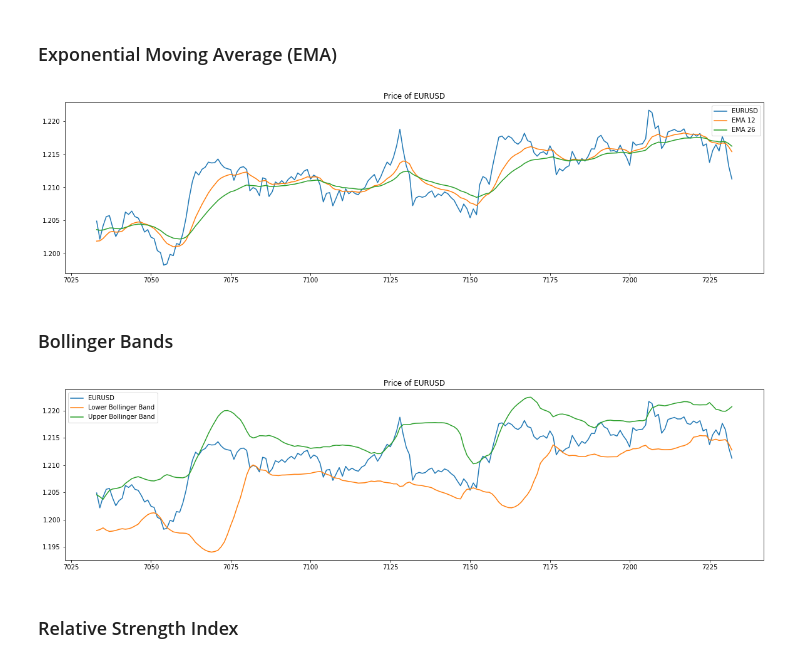
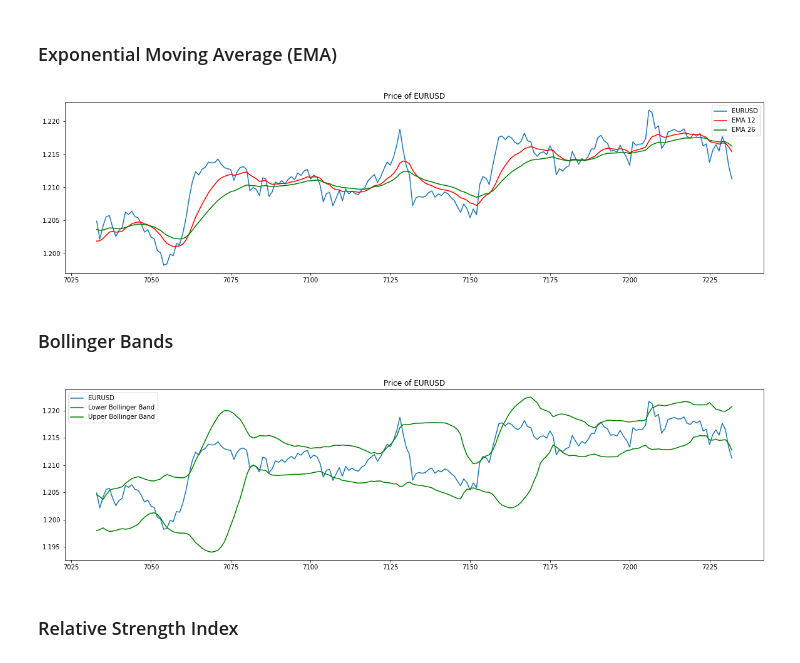
Before and after one commit to SaidJacoboDev/smart-markets, a Jupyter notebook: Chapter 1 - The data/eur_usd_analysis.ipynb, the cells around one changed output. Saved outputs shown, nothing was run; the diff lists cells and outputs as text; code cells hidden in the pictures.

```diff
--- a/Chapter 1 - The data/eur_usd_analysis.ipynb
+++ b/Chapter 1 - The data/eur_usd_analysis.ipynb
@@ -216,26 +216,26 @@ show_df = eur_usd[7000:7200]
 
 plt.figure(figsize=(20, 5))
 plt.plot(show_df.index, show_df['close'], label='EURUSD')
-plt.plot(show_df.index, show_df['ema_12'], label='EMA 12')
-plt.plot(show_df.index, show_df['ema_26'], label='EMA 26')
+plt.plot(show_df.index, show_df['ema_12'], c='r', label='EMA 12')
+plt.plot(show_df.index, show_df['ema_26'], c='g', label='EMA 26')
 
 plt.title('Price of EURUSD')
 plt.legend(loc='best')
 plt.show()
 # %% [output]
-[figure, old version]
+[figure, new version]
 # %% [markdown]
 ### Bollinger Bands
 # %%
 plt.figure(figsize=(20, 5))
 plt.plot(show_df.index, show_df['close'], label='EURUSD')
-plt.plot(show_df.index, show_df['lower_bband'], label='Lower Bollinger Band')
-plt.plot(show_df.index, show_df['upper_bband'], label='Upper Bollinger Band')
+plt.plot(show_df.index, show_df['lower_bband'], c='g', label='Lower Bollinger Band')
+plt.plot(show_df.index, show_df['upper_bband'], c='g', label='Upper Bollinger Band')
 
 plt.title('Price of EURUSD')
 plt.legend(loc='best')
 plt.show()
 # %% [output]
-[figure, old version]
+[figure, new version]
 # %% [markdown]
 ### Relative Strength Index
```
Also changed, not shown: parts of 20 cells of this notebook.
